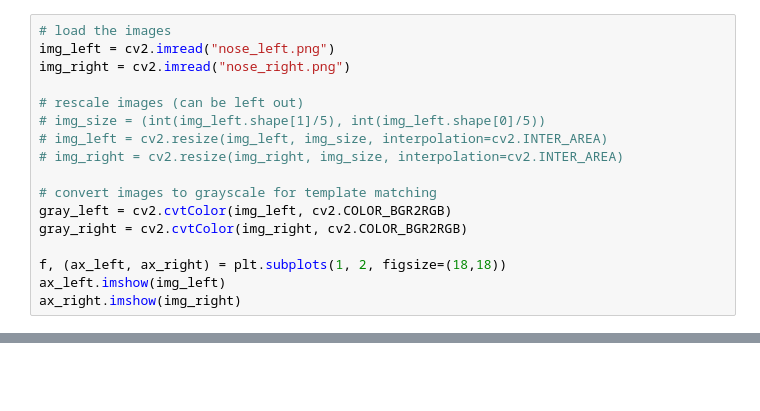
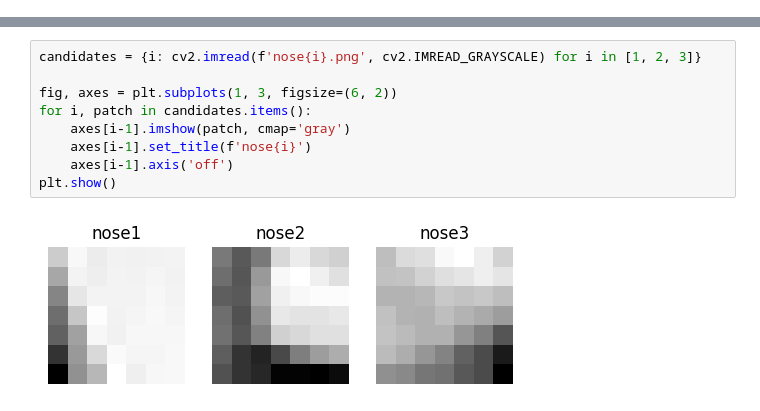
Before and after one commit to AyaanSRobot/Perception_handins, a Jupyter notebook: Week_3/Weekly.ipynb, the cells around one changed output, grey strips where cells are left out. Saved outputs shown, nothing was run; the diff lists cells and outputs as text; blank space fills up the shorter version.

```diff
--- a/Week_3/Weekly.ipynb
+++ b/Week_3/Weekly.ipynb
@@ -10,17 +13,0 @@ plt.gray()
-# %%
-# load the images
-img_left = cv2.imread("nose_left.png")
-img_right = cv2.imread("nose_right.png")
-
-# rescale images (can be left out)
-# img_size = (int(img_left.shape[1]/5), int(img_left.shape[0]/5))
-# img_left = cv2.resize(img_left, img_size, interpolation=cv2.INTER_AREA)
-# img_right = cv2.resize(img_right, img_size, interpolation=cv2.INTER_AREA)
-
-# convert images to grayscale for template matching
-gray_left = cv2.cvtColor(img_left, cv2.COLOR_BGR2RGB)
-gray_right = cv2.cvtColor(img_right, cv2.COLOR_BGR2RGB)
-
-f, (ax_left, ax_right) = plt.subplots(1, 2, figsize=(18,18))
-ax_left.imshow(img_left)
-ax_right.imshow(img_right)
@@ -29,0 +45,11 @@ ax_right.imshow(img_right)
+# %%
+candidates = {i: cv2.imread(f'nose{i}.png', cv2.IMREAD_GRAYSCALE) for i in [1, 2, 3]}
+
+fig, axes = plt.subplots(1, 3, figsize=(6, 2))
+for i, patch in candidates.items():
+    axes[i-1].imshow(patch, cmap='gray')
+    axes[i-1].set_title(f'nose{i}')
+    axes[i-1].axis('off')
+plt.show()
+# %% [output]
+[figure, added]
```
Also changed, not shown: parts of 19 cells of this notebook.
